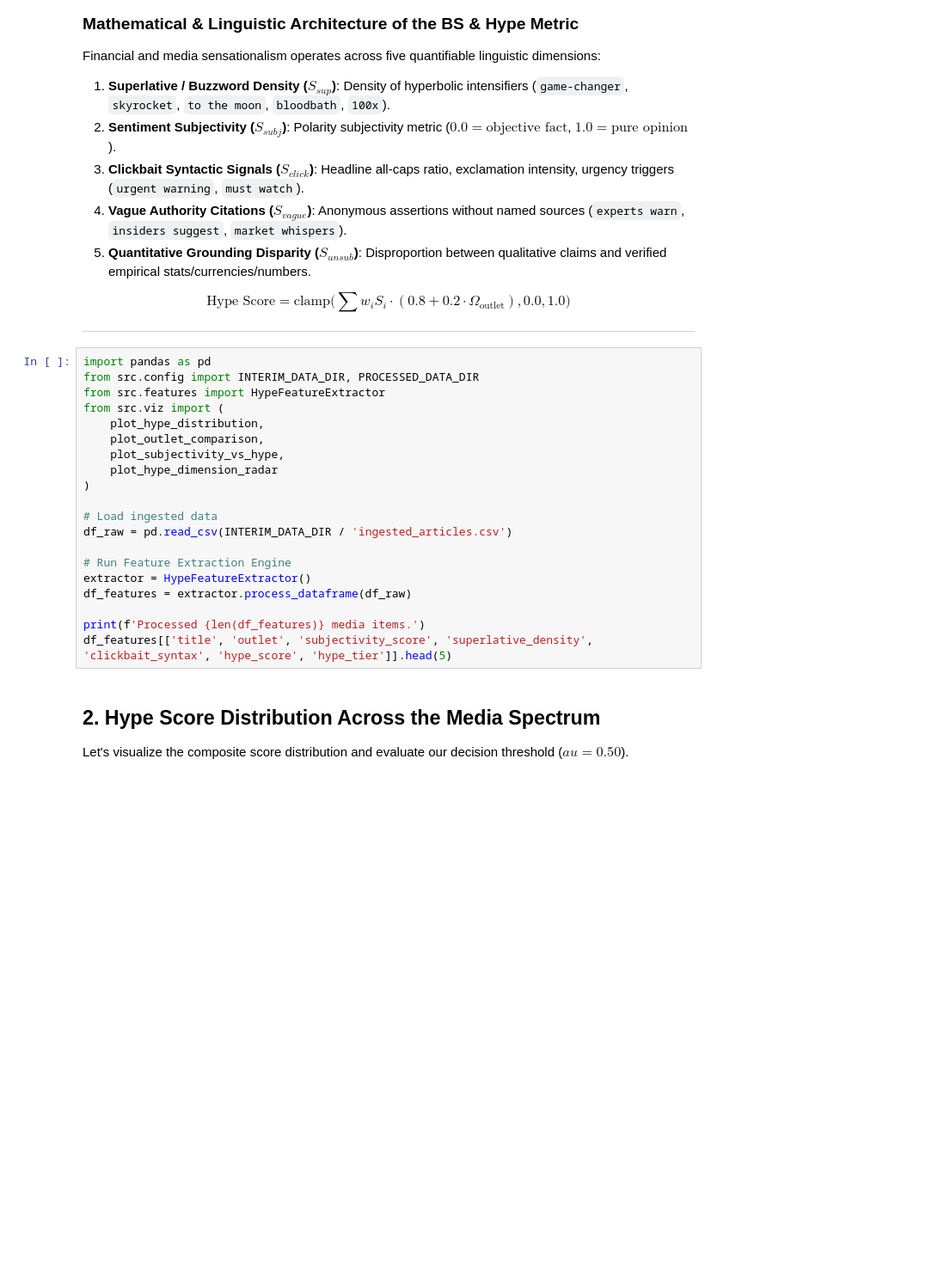
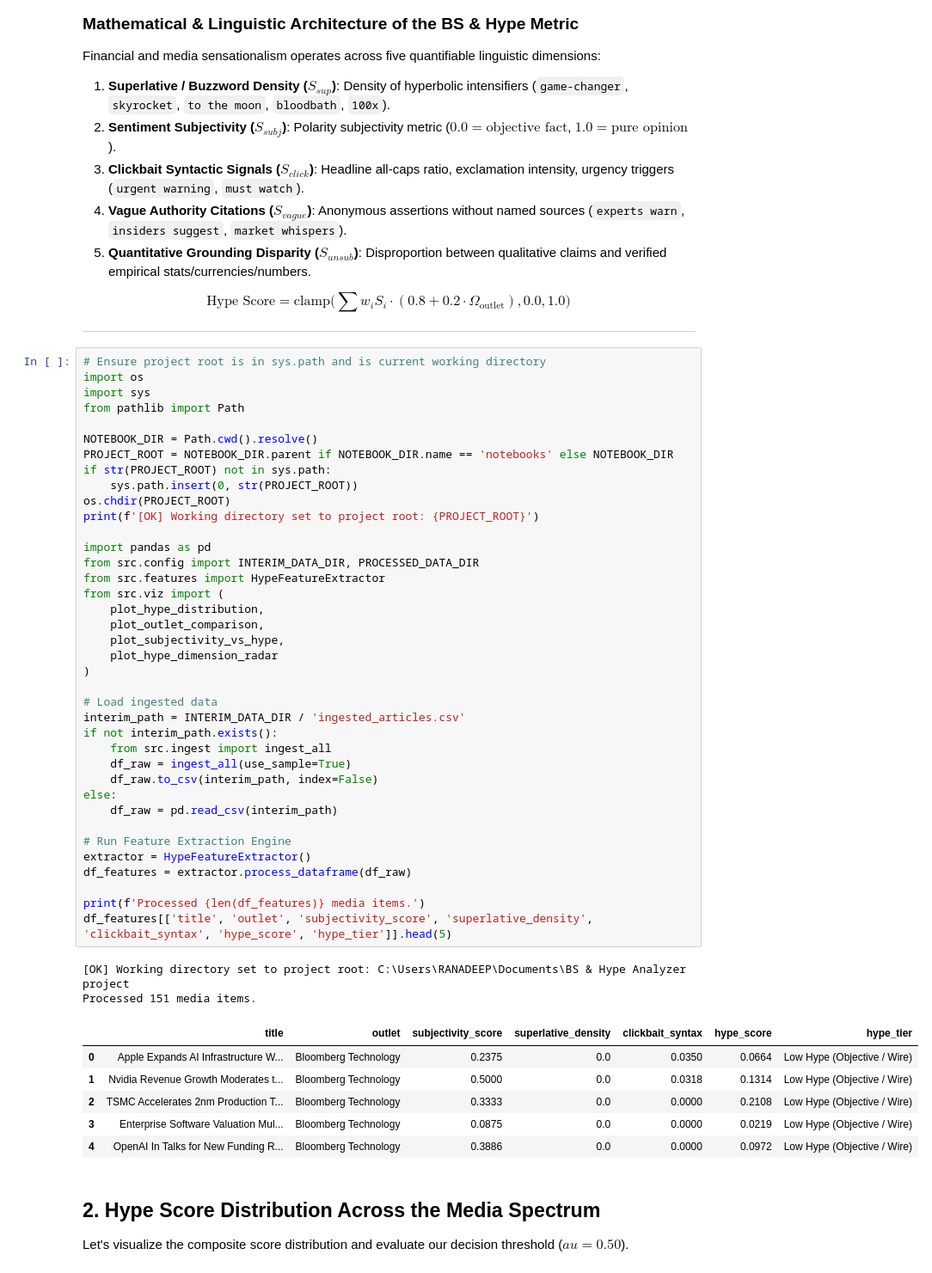
Before and after one commit to unknown404-practice/bs-hype-analyzer, a Jupyter notebook: notebooks/02_feature_engineering_and_hype_scores.ipynb, the cells around one changed output. Shown at 86% size. Drawn from its saved outputs; the diff is of its cells as text; blank space fills up the shorter version.

```diff
--- a/notebooks/02_feature_engineering_and_hype_scores.ipynb
+++ b/notebooks/02_feature_engineering_and_hype_scores.ipynb
@@ -15,25 +15,52 @@ $$\text{Hype Score} = \text{clamp}\Big(\sum w_i S_i \cdot (0.8 + 0.2 \cdot \Omeg
 
 ---
 # %%
+# Ensure project root is in sys.path and is current working directory
+import os
+import sys
+from pathlib import Path
+
+NOTEBOOK_DIR = Path.cwd().resolve()
+PROJECT_ROOT = NOTEBOOK_DIR.parent if NOTEBOOK_DIR.name == 'notebooks' else NOTEBOOK_DIR
+if str(PROJECT_ROOT) not in sys.path:
+    sys.path.insert(0, str(PROJECT_ROOT))
+os.chdir(PROJECT_ROOT)
+print(f'[OK] Working directory set to project root: {PROJECT_ROOT}')
+
 import pandas as pd
 from src.config import INTERIM_DATA_DIR, PROCESSED_DATA_DIR
 from src.features import HypeFeatureExtractor
 from src.viz import (
     plot_hype_distribution,
     plot_outlet_comparison,
     plot_subjectivity_vs_hype,
     plot_hype_dimension_radar
 )
 
 # Load ingested data
-df_raw = pd.read_csv(INTERIM_DATA_DIR / 'ingested_articles.csv')
+interim_path = INTERIM_DATA_DIR / 'ingested_articles.csv'
+if not interim_path.exists():
+    from src.ingest import ingest_all
+    df_raw = ingest_all(use_sample=True)
+    df_raw.to_csv(interim_path, index=False)
+else:
+    df_raw = pd.read_csv(interim_path)
 
 # Run Feature Extraction Engine
 extractor = HypeFeatureExtractor()
 df_features = extractor.process_dataframe(df_raw)
 
 print(f'Processed {len(df_features)} media items.')
 df_features[['title', 'outlet', 'subjectivity_score', 'superlative_density', 'clickbait_syntax', 'hype_score', 'hype_tier']].head(5)
+# %% [output]
+[OK] Working directory set to project root: C:\Users\RANADEEP\Documents\BS & Hype Analyzer project
+Processed 151 media items.
+|  | title | outlet | subjectivity_score | superlative_density | clickbait_syntax | hype_score | hype_tier |
+| 0 | Apple Expands AI Infrastructure W... | Bloomberg Technology | 0.2375 | 0.0 | 0.0350 | 0.0664 | Low Hype (Objective / Wire) |
+| 1 | Nvidia Revenue Growth Moderates t... | Bloomberg Technology | 0.5000 | 0.0 | 0.0318 | 0.1314 | Low Hype (Objective / Wire) |
+| 2 | TSMC Accelerates 2nm Production T... | Bloomberg Technology | 0.3333 | 0.0 | 0.0000 | 0.2108 | Low Hype (Objective / Wire) |
+| 3 | Enterprise Software Valuation Mul... | Bloomberg Technology | 0.0875 | 0.0 | 0.0000 | 0.0219 | Low Hype (Objective / Wire) |
+| 4 | OpenAI In Talks for New Funding R... | Bloomberg Technology | 0.3886 | 0.0 | 0.0000 | 0.0972 | Low Hype (Objective / Wire) |
 # %% [markdown]
 ## 2. Hype Score Distribution Across the Media Spectrum
 
```
Also changed, not shown: parts of 1 cell of this notebook, 6 other files.
